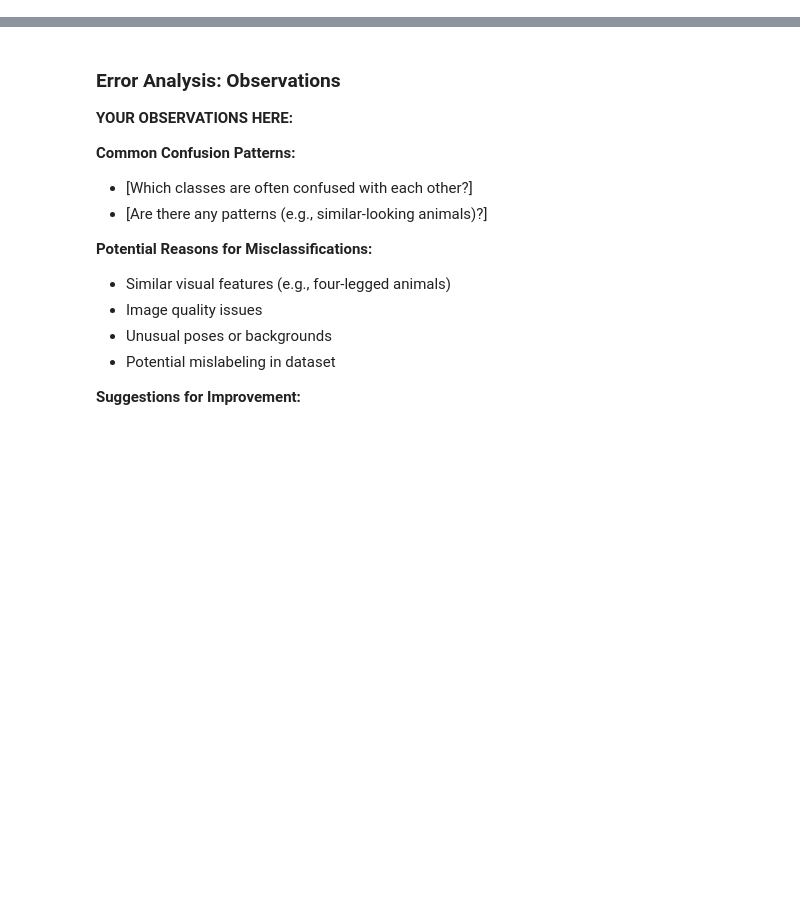
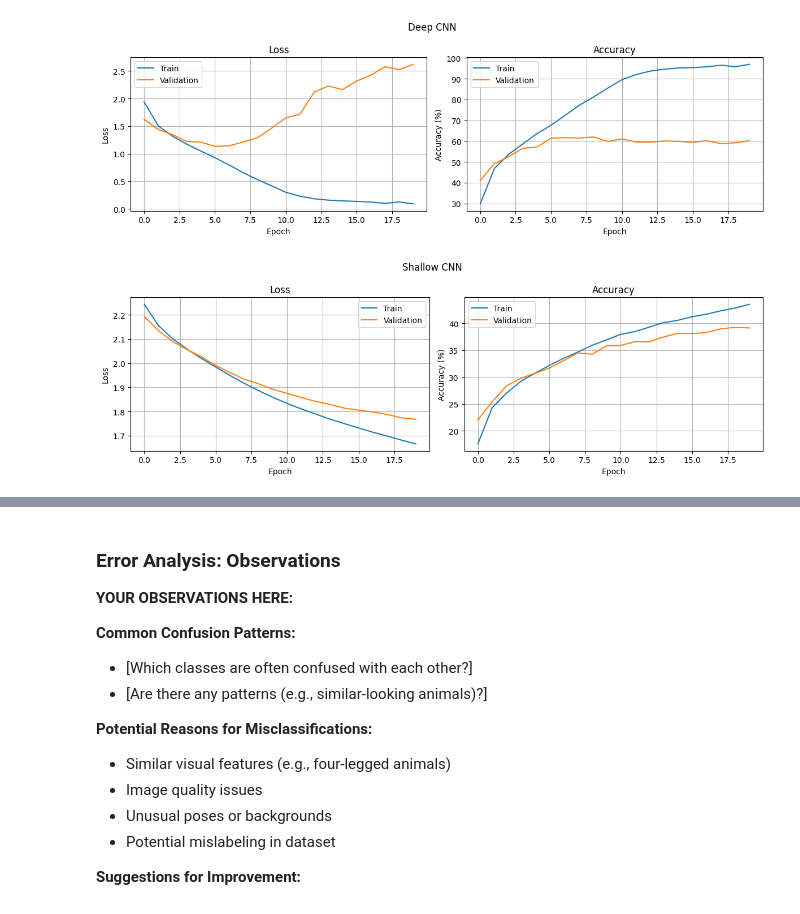
Before and after one commit to marcosncosta1/DeepLearning_practical_1, a Jupyter notebook: cnn_experiments.ipynb, the cells around one changed output, grey strips where cells are left out. Saved outputs shown, nothing was run; the diff lists cells and outputs as text; code cells hidden in the pictures; blank space fills up the shorter version.

```diff
--- a/cnn_experiments.ipynb
+++ b/cnn_experiments.ipynb
@@ -595,0 +549,11 @@ Using the Medium CNN, we'll vary:
+# %%
+model = ShallowCNN(num_classes=NUM_CLASSES, img_size=IMG_SIZE)
+
+config = {
+    'experiment': 'Underfitting',
+    'model_name': "Shallow SGD",
+    'epochs': 20,
+    'optimizer': 'sgd',
+}
+
+history = train_model(model, train_loader, val_loader, config, wandb=False)
@@ -595,0 +581,6 @@ Using the Medium CNN, we'll vary:
+# %%
+plot_history(depth_histories[2], title="Deep CNN")
+plot_history(history, title="Shallow CNN")
+# %% [output]
+[figure, added]
+[figure, added]
```
Also changed, not shown: parts of 88 cells of this notebook.
